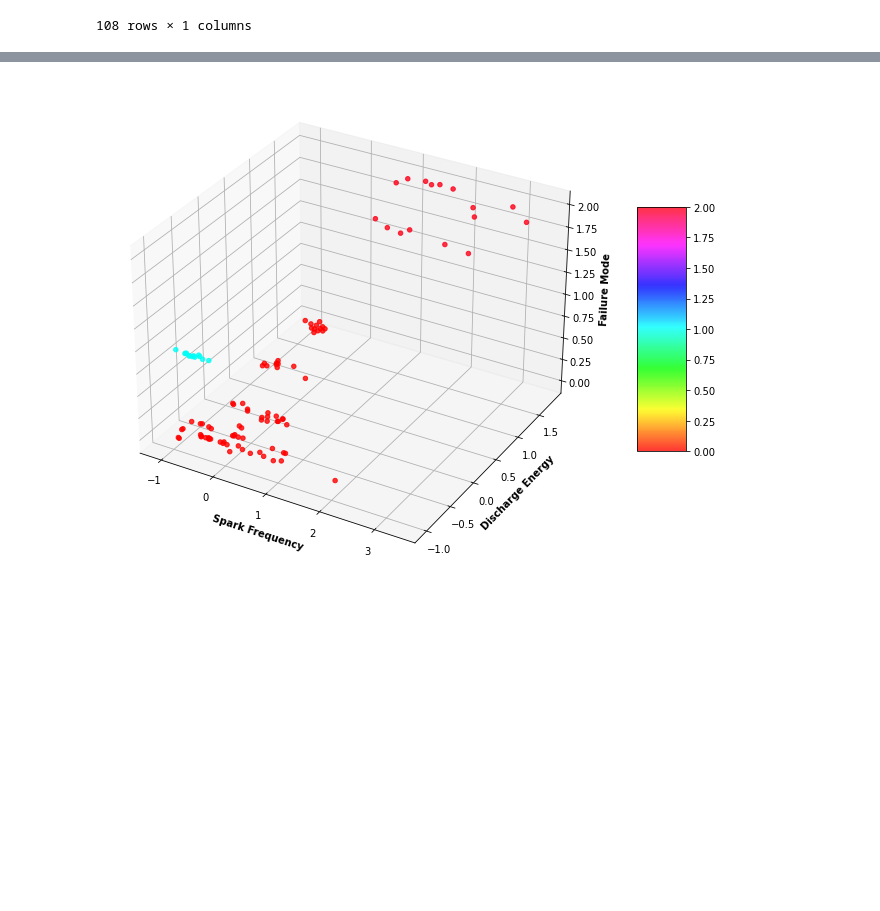
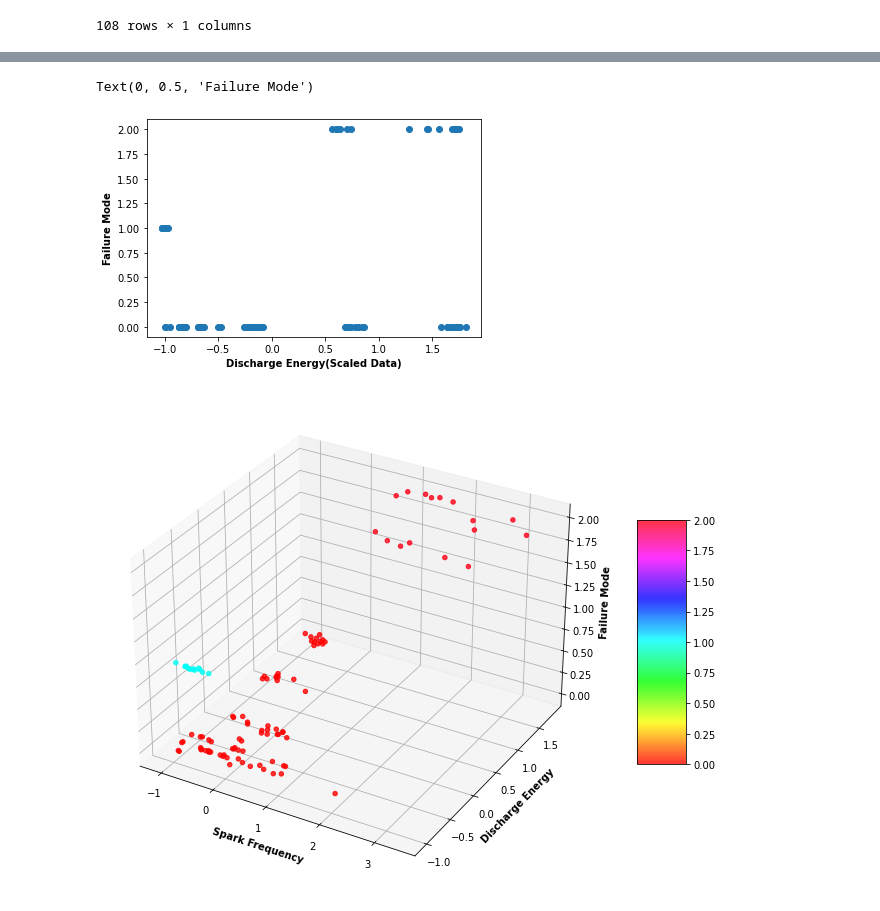
Before and after one commit to VardanMittal/EDM_Process_Failure_Model, a Jupyter notebook: EDM_Process_failure.ipynb, the cells around one changed output, grey strips where cells are left out. Saved outputs shown, nothing was run; the diff lists cells and outputs as text; code cells hidden in the pictures; blank space fills up the shorter version.

```diff
--- a/EDM_Process_failure.ipynb
+++ b/EDM_Process_failure.ipynb
@@ -144,3 +144,10 @@ Text(0, 0.5, 'Failure Mode')
+# %%
+plt.scatter(X_prep[5], y_prep);
+plt.xlabel("Discharge Energy(Scaled Data)", fontweight="bold")
+plt.ylabel("Failure Mode", fontweight="bold")
+# %% [output]
+Text(0, 0.5, 'Failure Mode')
+[figure, added]
 # %%
 fig = plt.figure(figsize = (16, 9))
 ax = plt.axes(projection ="3d")
```
Also changed, not shown: parts of 3 cells of this notebook, 8 other files.
